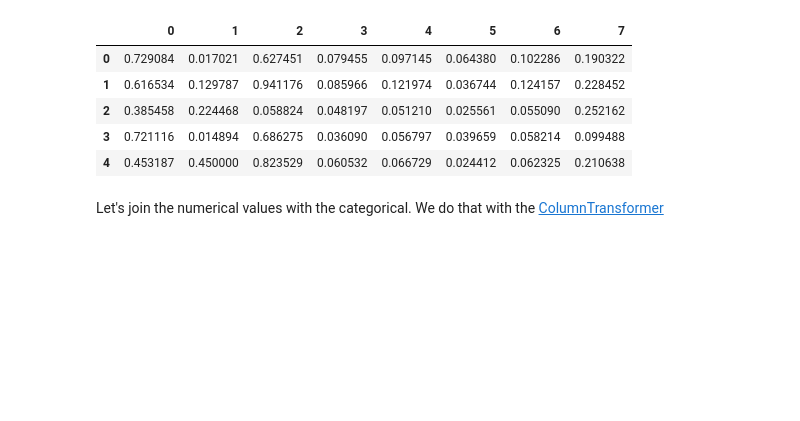
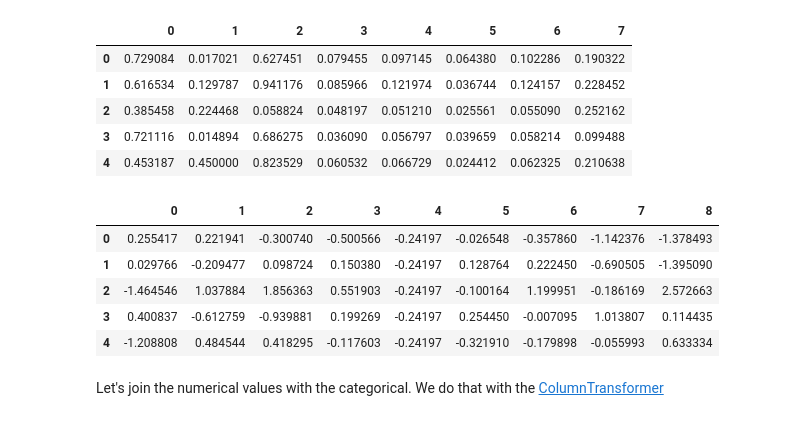
Before and after one commit to Bilpapster/ML-playground, a Jupyter notebook: 1. Linear Models/1.b. Linear Regression/ML_Course_Linear_Models_(2023)_Part_1_2.ipynb, the cells around one changed output. Saved outputs shown, nothing was run; the diff lists cells and outputs as text; code cells hidden in the pictures; blank space fills up the shorter version.

```diff
--- a/1. Linear Models/1.b. Linear Regression/ML_Course_Linear_Models_(2023)_Part_1_2.ipynb
+++ b/1. Linear Models/1.b. Linear Regression/ML_Course_Linear_Models_(2023)_Part_1_2.ipynb
@@ -311,3 +311,22 @@ housing_num_test_tr = ...
+# %%
+# do the same for the test data. There is only one thing different here.
+housing_num_test = test_set.drop("ocean_proximity", axis=1) # get only the numerical values
+
+# Set up the pipeline
+num_pipeline2 = Pipeline([
+('imputer', SimpleImputer(strategy="median")),
+('normalization', StandardScaler()) # other options would be MinMaxScaler or StandardScaler with different outputs
+])
+
+housing_num_test_tr = num_pipeline2.fit_transform(housing_num_test)
+pd.DataFrame(housing_num_test_tr).head()
+# %% [output]
+|  | 0 | 1 | 2 | 3 | 4 | 5 | 6 | 7 | 8 |
+| 0 | 0.255417 | 0.221941 | -0.300740 | -0.500566 | -0.24197 | -0.026548 | -0.357860 | -1.142376 | -1.378493 |
+| 1 | 0.029766 | -0.209477 | 0.098724 | 0.150380 | -0.24197 | 0.128764 | 0.222450 | -0.690505 | -1.395090 |
+| 2 | -1.464546 | 1.037884 | 1.856363 | 0.551903 | -0.24197 | -0.100164 | 1.199951 | -0.186169 | 2.572663 |
+| 3 | 0.400837 | -0.612759 | -0.939881 | 0.199269 | -0.24197 | 0.254450 | -0.007095 | 1.013807 | 0.114435 |
+| 4 | -1.208808 | 0.484544 | 0.418295 | -0.117603 | -0.24197 | -0.321910 | -0.179898 | -0.055993 | 0.633334 |
 # %% [markdown]
 Let's join the numerical values with the categorical. We do that with the [ColumnTransformer](https://scikit-learn.org/stable/modules/generated/sklearn.compose.ColumnTransformer.html)
 # %%
```
Also changed, not shown: parts of 3 cells of this notebook.
